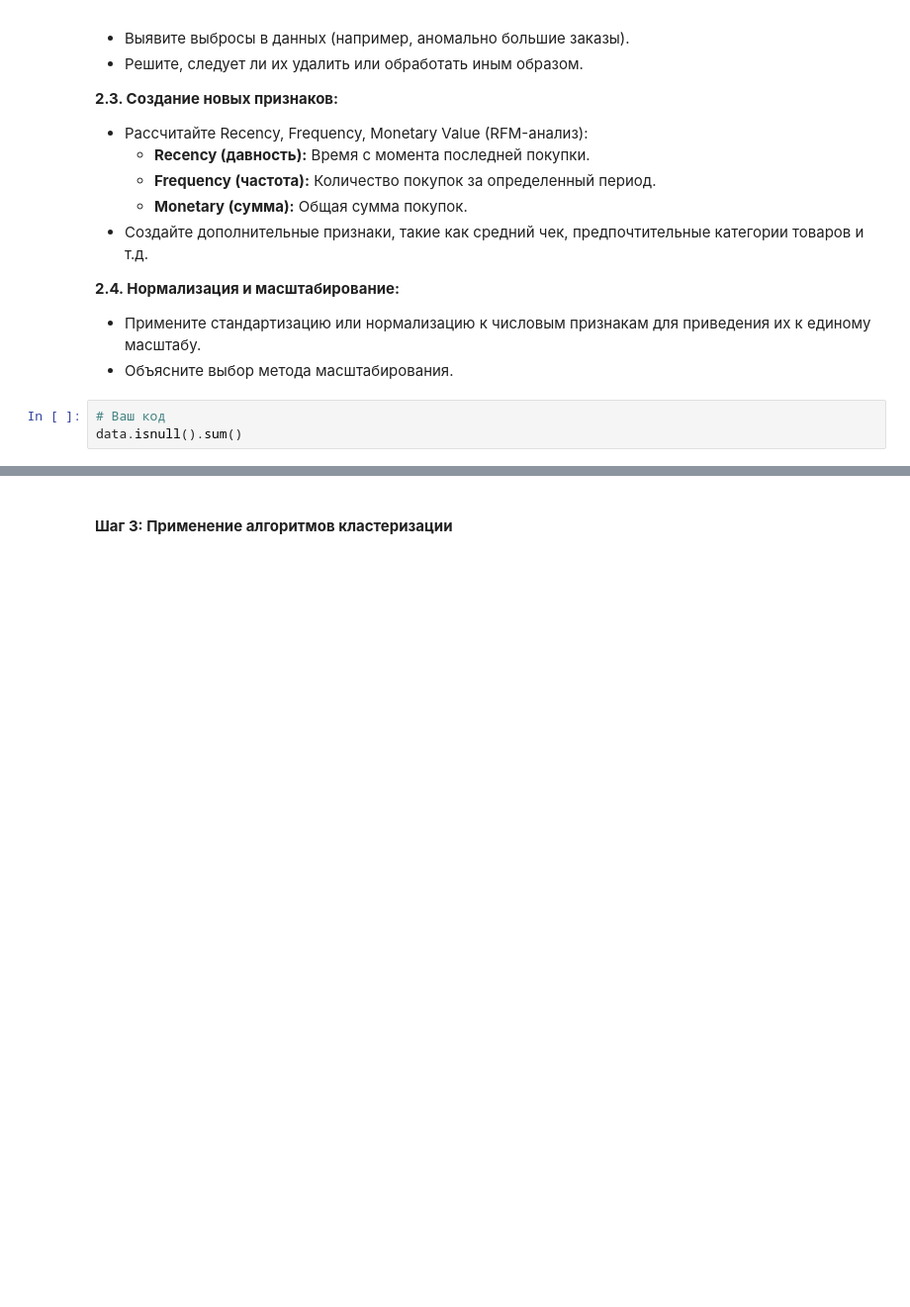
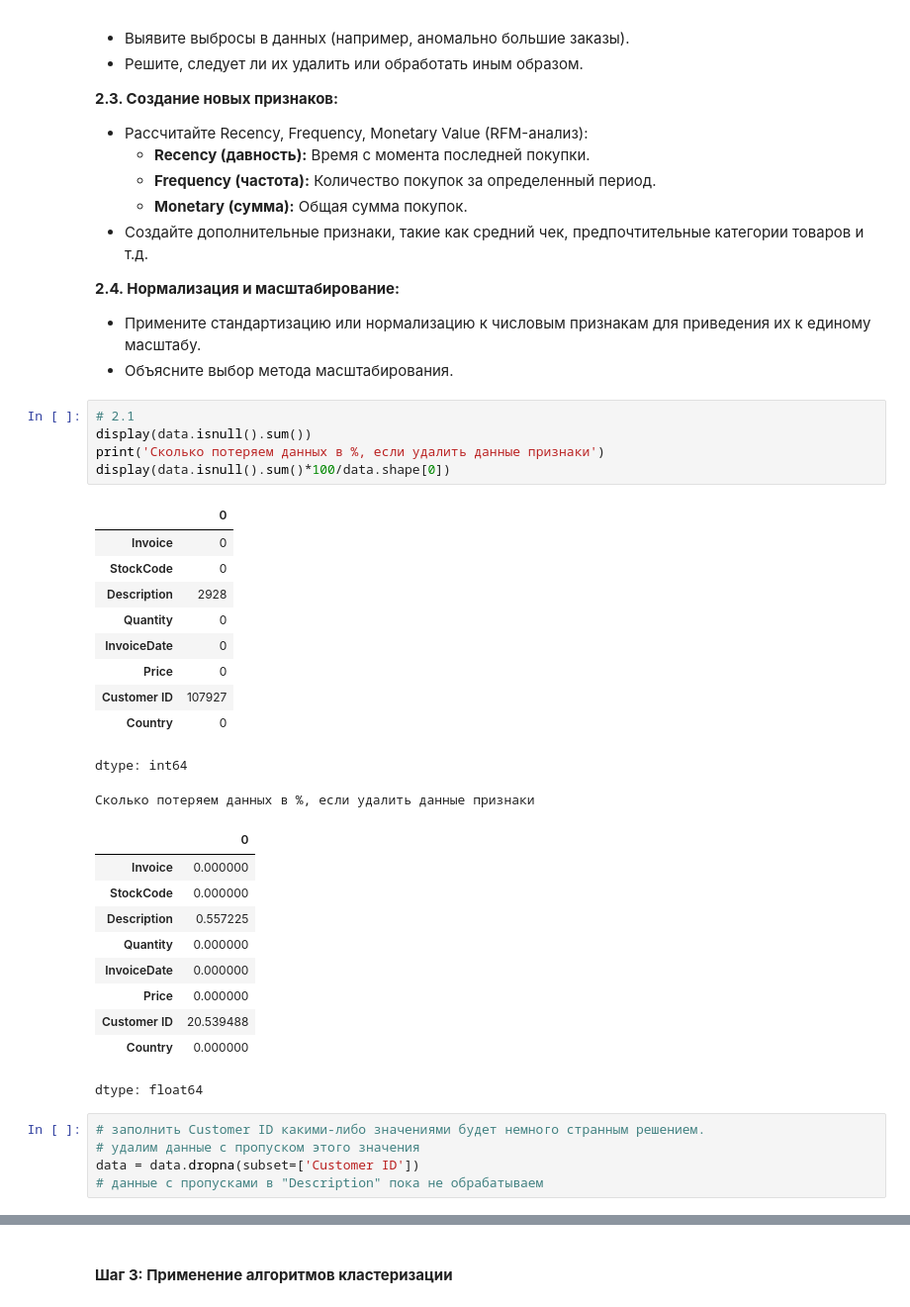
Before and after one commit to GDVevo/ml_uni, a Jupyter notebook: Практическая_работа_№11_Анализ_и_сегментация_клиентов_с_помощью_алгоритмов_кластеризации.ipynb, the cells around one changed output, grey strips where cells are left out. Shown at 99% size. Saved outputs shown, nothing was run; the diff lists cells and outputs as text; blank space fills up the shorter version.

```diff
--- a/Практическая_работа_№11_Анализ_и_сегментация_клиентов_с_помощью_алгоритмов_кластеризации.ipynb
+++ b/Практическая_работа_№11_Анализ_и_сегментация_клиентов_с_помощью_алгоритмов_кластеризации.ipynb
@@ -133,6 +137,35 @@ memory usage: 32.1+ MB
 
 - Примените стандартизацию или нормализацию к числовым признакам для приведения их к единому масштабу.
 - Объясните выбор метода масштабирования.
-# %%
-# Ваш код
-data.isnull().sum()
+# %%
+# 2.1
+display(data.isnull().sum())
+print('Сколько потеряем данных в %, если удалить данные признаки')
+display(data.isnull().sum()*100/data.shape[0])
+# %% [output]
+|  | 0 |
+| Invoice | 0 |
+| StockCode | 0 |
+| Description | 2928 |
+| Quantity | 0 |
+| InvoiceDate | 0 |
+| Price | 0 |
+| Customer ID | 107927 |
+| Country | 0 |
+dtype: int64
+Сколько потеряем данных в %, если удалить данные признаки
+|  | 0 |
+| Invoice | 0.000000 |
+| StockCode | 0.000000 |
+| Description | 0.557225 |
+| Quantity | 0.000000 |
+| InvoiceDate | 0.000000 |
+| Price | 0.000000 |
+| Customer ID | 20.539488 |
+| Country | 0.000000 |
+dtype: float64
+# %%
+# заполнить Customer ID какими-либо значениями будет немного странным решением.
+# удалим данные с пропуском этого значения
+data = data.dropna(subset=['Customer ID'])
+# данные с пропусками в "Description" пока не обрабатываем
```
Also changed, not shown: parts of 15 cells of this notebook.
